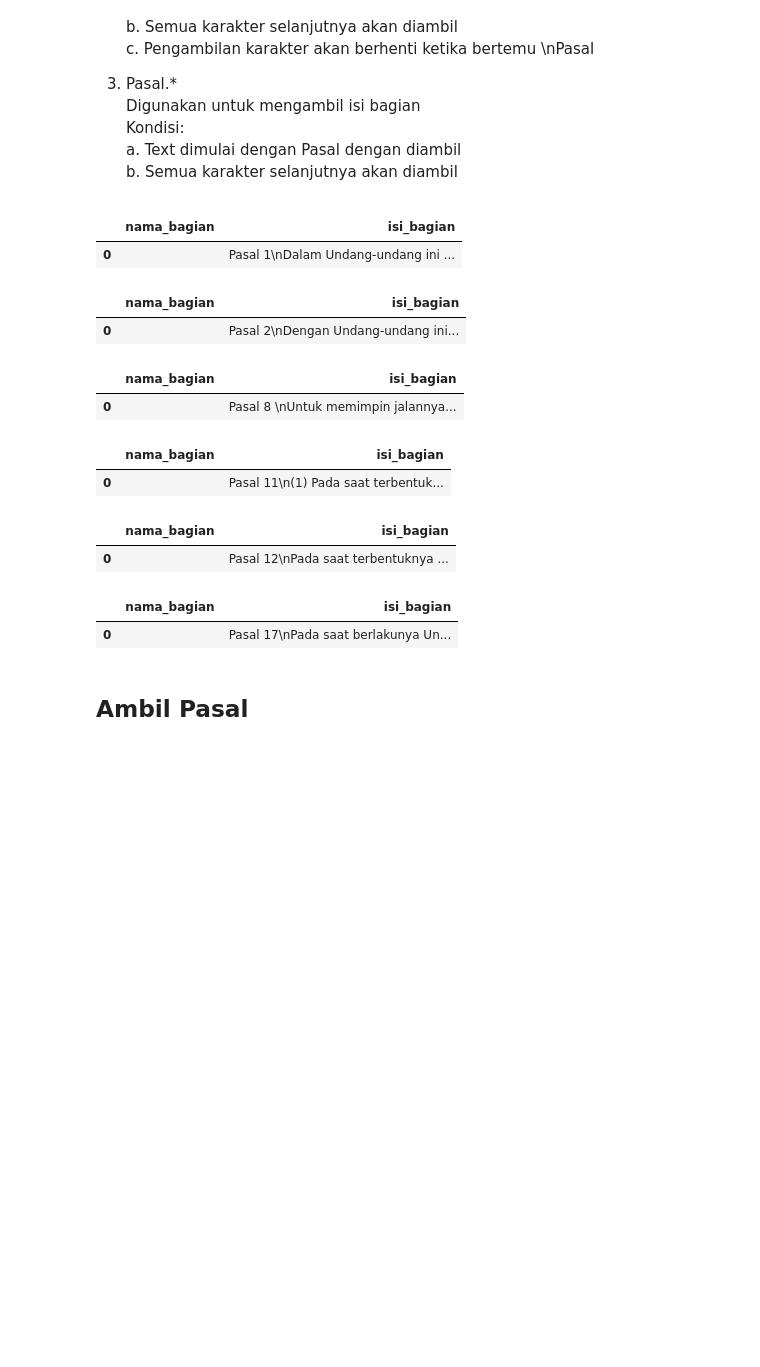
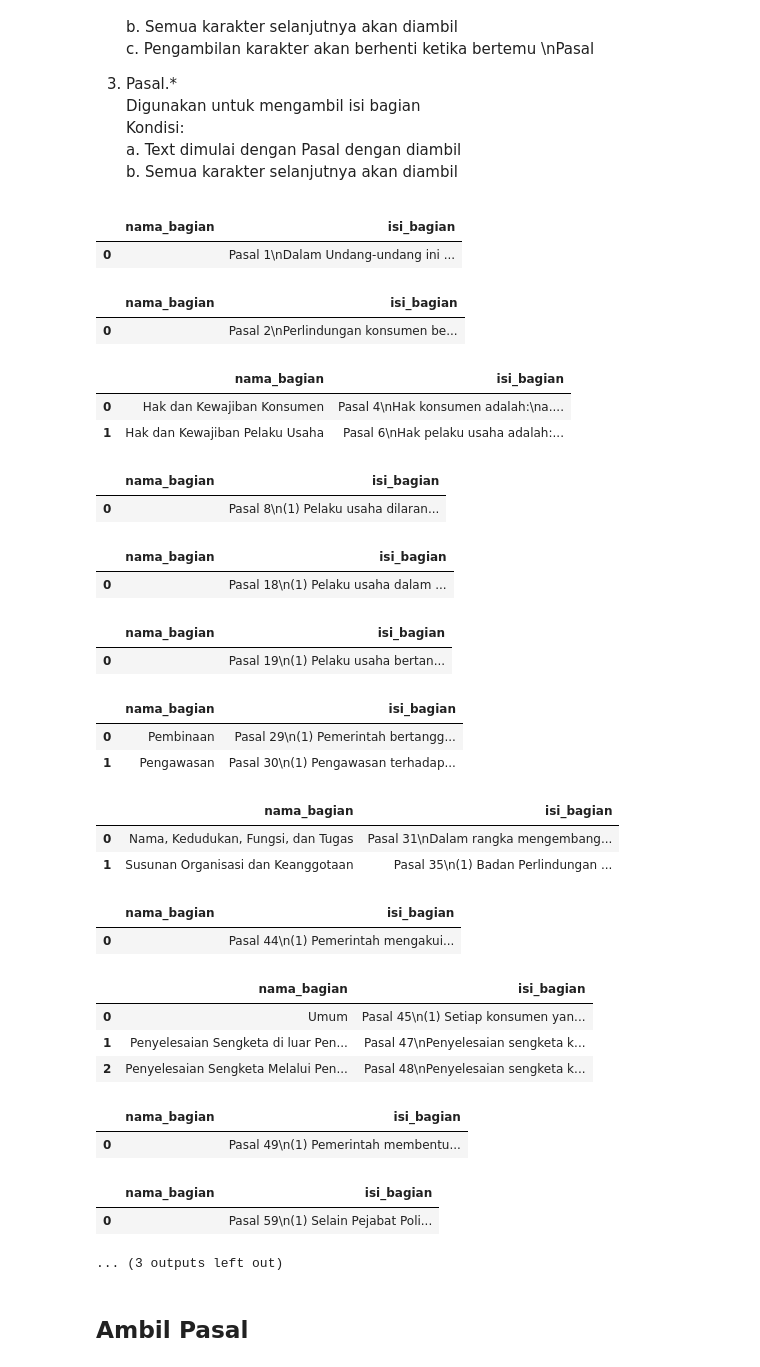
Before and after one commit to LemHS/TransformasiDataTextUU, a Jupyter notebook: uu8-1999.ipynb, the cells around one changed output. Saved outputs shown, nothing was run; the diff lists cells and outputs as text; code cells hidden in the pictures; blank space fills up the shorter version.

```diff
--- a/uu8-1999.ipynb
+++ b/uu8-1999.ipynb
@@ -3,10 +3,10 @@ import regex as re
 import pandas as pd
 # %%
 try:
-    with open("uu13-1999.txt", encoding="utf8") as file:
+    with open("uu8-1999.txt", encoding="utf8") as file:
         file = file.read()
 except:
-    with open("uu13-1999.txt") as file:
+    with open("uu8-1999.txt") as file:
         file = file.read()
 # %% [markdown]
 ## Remove Header
@@ -102,15 +111,18 @@ def ambil_bagian(text):
     pattern = "(?<=\\n|^)(Bagian\s*\p{Lu}.*?)(?=\\nBagian\s*\p{Lu}|$)"
     bagian = re.findall(pattern, text, re.DOTALL)
     if bagian:
+        pattern_no = "(?<=Bagian)(?:\s*)(\p{Lu}\p{L}*\s*)(?=\\n)"
         pattern_nama = "(?<=Bagian)(?:\s*\p{Lu}\p{L}*\s*\\n)(.*?)(?=\\n(Pasal|Paragraf))"
         pattern_isi = "Pasal.*"
+        no = [re.search(pattern_no, i, re.DOTALL).group(1) if re.search(pattern_no, i, re.DOTALL) else "ERROR" for i in bagian]
         nama = [re.search(pattern_nama, i, re.DOTALL).group(1) if re.search(pattern_nama, i, re.DOTALL) else "ERROR" for i in bagian]
         isi = [re.search(pattern_isi, i, re.DOTALL).group(0) if re.search(pattern_isi, i, re.DOTALL) else "ERROR" for i in bagian]
-        return nama, isi
+        return no, nama, isi
     else:
+        no = [""]
         nama = [""]
         isi = [text]
-        return nama, isi
+        return no, nama, isi
 # %% [markdown]
 Penjelasan
 1. (?<=\\n|^)(Bagian \p{Lu}.*?)(?=\\nBagian \p{Lu}|$)<br>
@@ -135,22 +147,40 @@ Kondisi:<br>
     b. Semua karakter selanjutnya akan diambil<br>
 # %%
 for i in range(len(df_bab)):
-    nama_bagian, isi_bagian = ambil_bagian(df_bab["isi_bab"][i])
+    no_bagian, nama_bagian, isi_bagian = ambil_bagian(df_bab["isi_bab"][i])
     df_bagian = {"nama_bagian": nama_bagian, "isi_bagian": isi_bagian}
     display(pd.DataFrame(df_bagian))
 # %% [output]
 |  | nama_bagian | isi_bagian |
 | 0 |  | Pasal 1\nDalam Undang-undang ini ... |
 |  | nama_bagian | isi_bagian |
-| 0 |  | Pasal 2\nDengan Undang-undang ini... |
+| 0 |  | Pasal 2\nPerlindungan konsumen be... |
 |  | nama_bagian | isi_bagian |
-| 0 |  | Pasal 8 \nUntuk memimpin jalannya... |
+| 0 | Hak dan Kewajiban Konsumen | Pasal 4\nHak konsumen adalah:\na.... |
+| 1 | Hak dan Kewajiban Pelaku Usaha | Pasal 6\nHak pelaku usaha adalah:... |
 |  | nama_bagian | isi_bagian |
-| 0 |  | Pasal 11\n(1) Pada saat terbentuk... |
+| 0 |  | Pasal 8\n(1) Pelaku usaha dilaran... |
 |  | nama_bagian | isi_bagian |
-| 0 |  | Pasal 12\nPada saat terbentuknya ... |
+| 0 |  | Pasal 18\n(1) Pelaku usaha dalam ... |
 |  | nama_bagian | isi_bagian |
-| 0 |  | Pasal 17\nPada saat berlakunya Un... |
+| 0 |  | Pasal 19\n(1) Pelaku usaha bertan... |
+|  | nama_bagian | isi_bagian |
+| 0 | Pembinaan | Pasal 29\n(1) Pemerintah bertangg... |
+| 1 | Pengawasan | Pasal 30\n(1) Pengawasan terhadap... |
+|  | nama_bagian | isi_bagian |
+| 0 | Nama, Kedudukan, Fungsi, dan Tugas | Pasal 31\nDalam rangka mengembang... |
+| 1 | Susunan Organisasi dan Keanggotaan | Pasal 35\n(1) Badan Perlindungan ... |
+|  | nama_bagian | isi_bagian |
+| 0 |  | Pasal 44\n(1) Pemerintah mengakui... |
+|  | nama_bagian | isi_bagian |
+| 0 | Umum | Pasal 45\n(1) Setiap konsumen yan... |
+| 1 | Penyelesaian Sengketa di luar Pen... | Pasal 47\nPenyelesaian sengketa k... |
+| 2 | Penyelesaian Sengketa Melalui Pen... | Pasal 48\nPenyelesaian sengketa k... |
+|  | nama_bagian | isi_bagian |
+| 0 |  | Pasal 49\n(1) Pemerintah membentu... |
+|  | nama_bagian | isi_bagian |
+| 0 |  | Pasal 59\n(1) Selain Pejabat Poli... |
+... (3 outputs left out)
 # %%
 # nama_bagian, isi_bagian = ambil_bagian(df_bab["isi_bab"][7])
 # df_bagian = {"nama_bagian": nama_bagian, "isi_bagian": isi_bagian}
```
Also changed, not shown: parts of 10 cells of this notebook.
